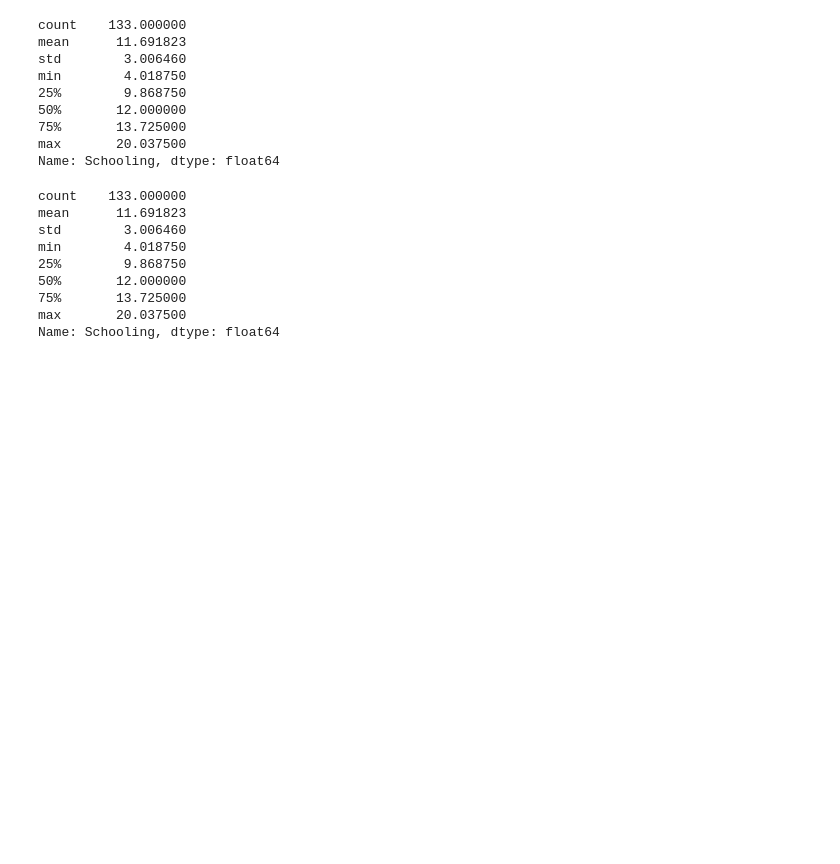
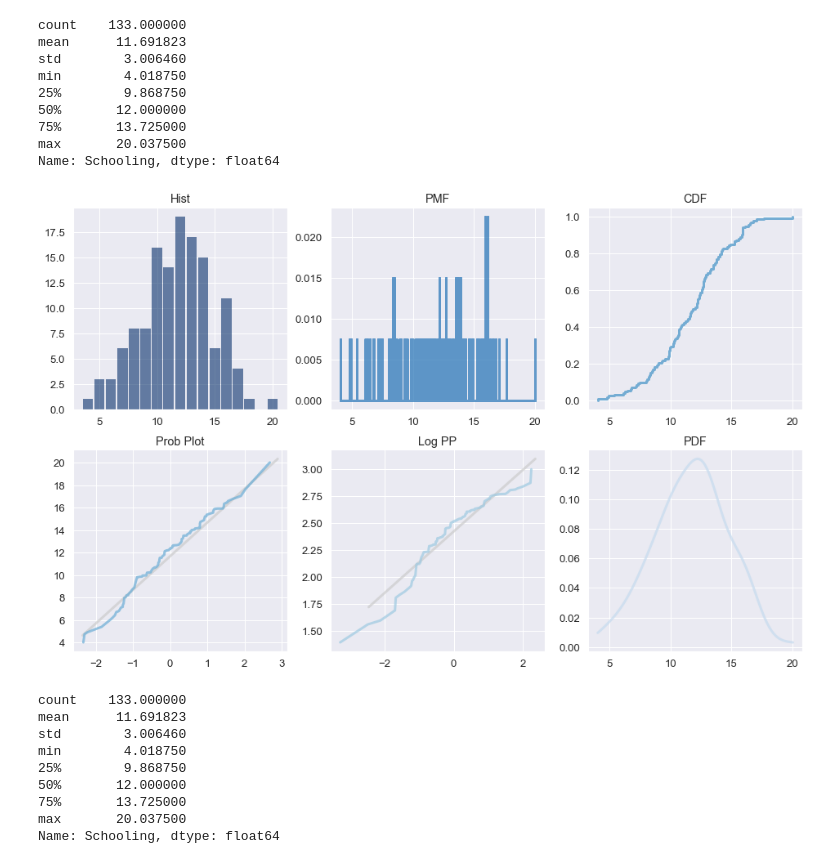
Before and after one commit to SidhST12/BSIP_Assignment_2_Students, a Jupyter notebook: stats_asn_2_start.ipynb, the cells around one changed output. Cells and saved outputs as stored; diff of their text form; code cells hidden in the pictures; blank space fills up the shorter version.

```diff
--- a/stats_asn_2_start.ipynb
+++ b/stats_asn_2_start.ipynb
@@ -313,3 +310,7 @@ def bigGraph(df_in, columnName):
+# %%
+bigGraph(dfLE,"Schooling")
+# %% [output]
+[figure, added]
 # %%
 dfs.describe()
 # %% [output]
```
Also changed, not shown: parts of 6 cells of this notebook.
